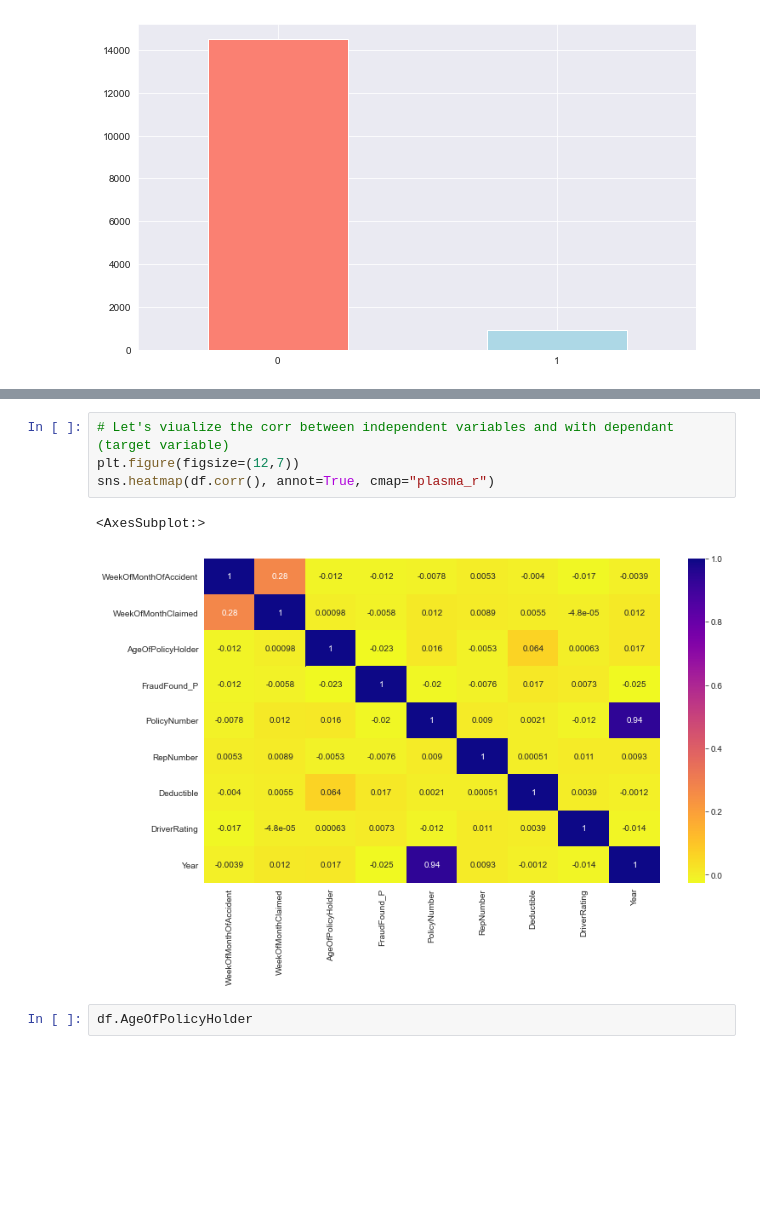
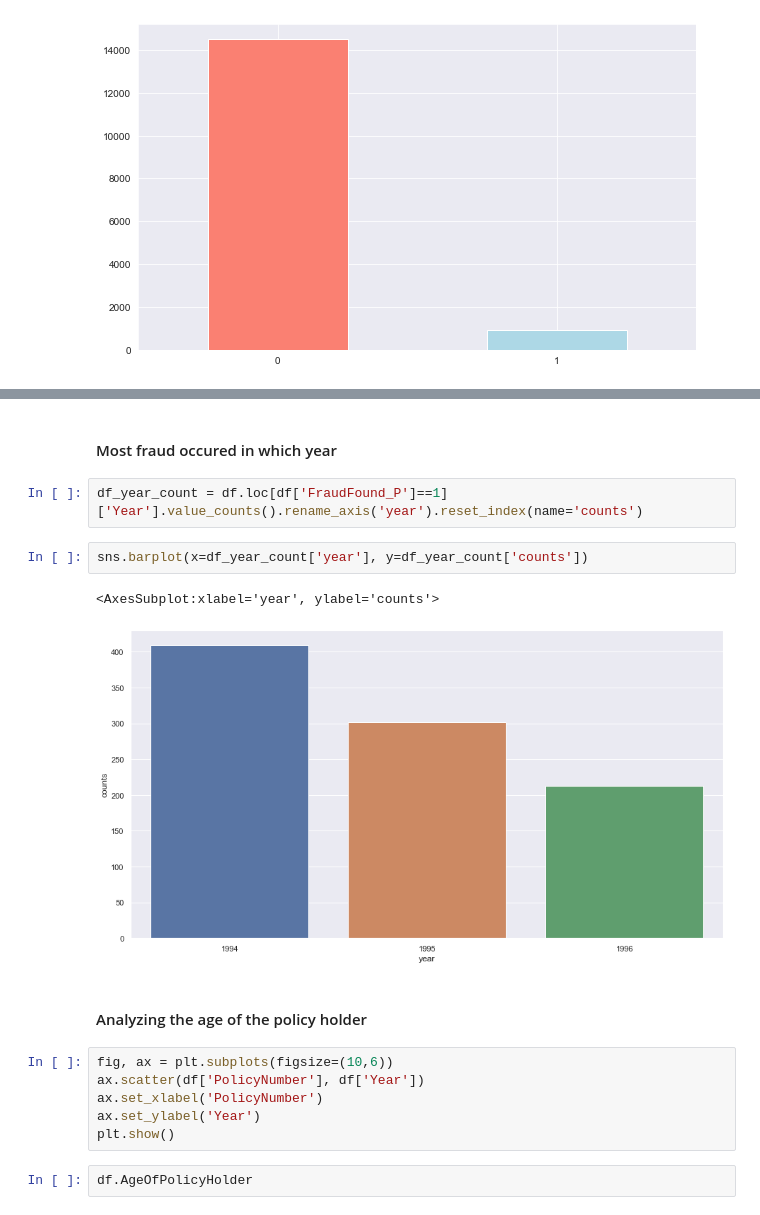
Before and after one commit to achen77-cell/Auto_Insurance_Claims, a Jupyter notebook: EDA/Fraud_EDA.ipynb, the cells around one changed output, grey strips where cells are left out. Drawn from its saved outputs; the diff is of its cells as text; blank space fills up the shorter version.

```diff
--- a/EDA/Fraud_EDA.ipynb
+++ b/EDA/Fraud_EDA.ipynb
@@ -288,10 +298,20 @@ Name: FraudFound_P, dtype: float64
-# %%
-# Let's viualize the corr between independent variables and with dependant (target variable)
-plt.figure(figsize=(12,7))
-sns.heatmap(df.corr(), annot=True, cmap="plasma_r")
-# %% [output]
-<AxesSubplot:>
-[figure, removed]
+# %% [markdown]
+#### Most fraud occured in which year
+# %%
+df_year_count = df.loc[df['FraudFound_P']==1]['Year'].value_counts().rename_axis('year').reset_index(name='counts')
+# %%
+sns.barplot(x=df_year_count['year'], y=df_year_count['counts'])
+# %% [output]
+<AxesSubplot:xlabel='year', ylabel='counts'>
+[figure, added]
+# %% [markdown]
+#### Analyzing the age of the policy holder
+# %%
+fig, ax = plt.subplots(figsize=(10,6))
+ax.scatter(df['PolicyNumber'], df['Year'])
+ax.set_xlabel('PolicyNumber')
+ax.set_ylabel('Year')
+plt.show()
 # %%
 df.AgeOfPolicyHolder
 # %% [output]
```
Also changed, not shown: parts of 44 cells of this notebook.
